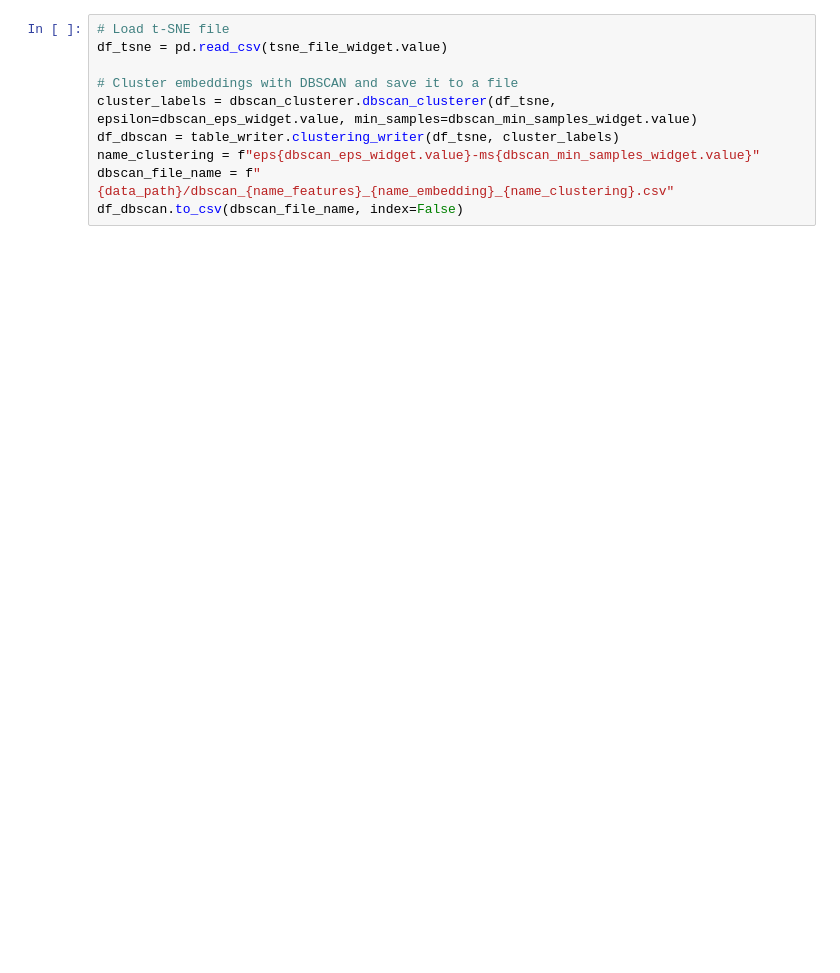
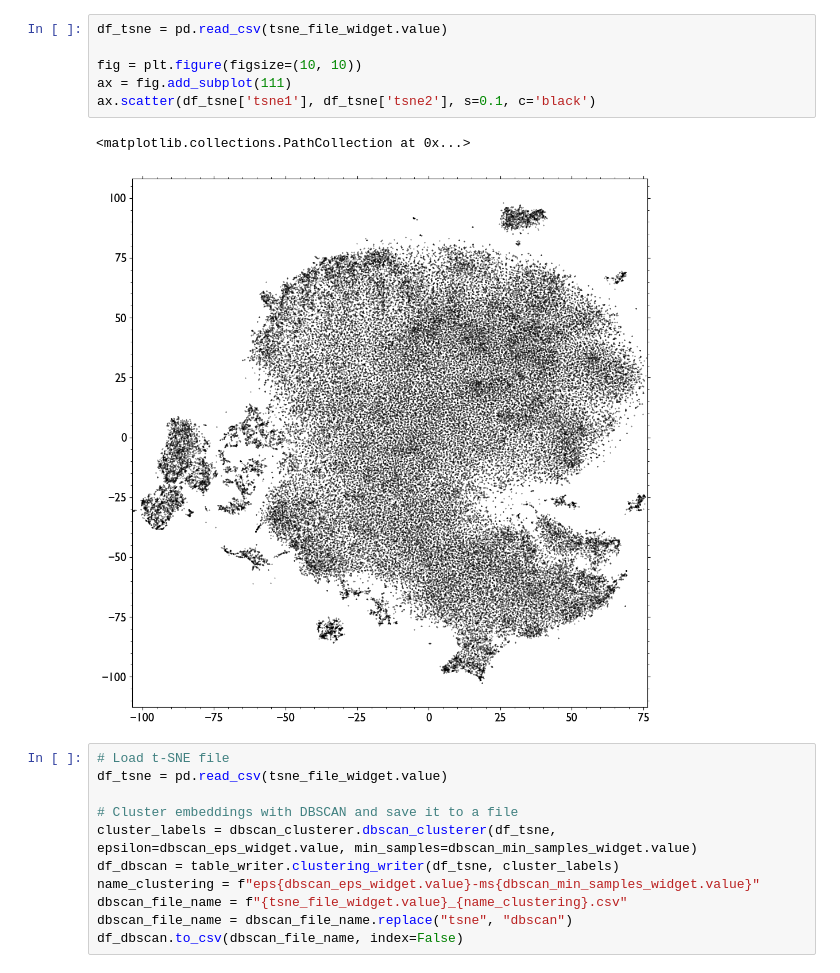
Before and after one commit to steven-space/ml-xray-transients, a Jupyter notebook: src/main copy.ipynb, the cells around one changed output. Drawn from its saved outputs; the diff is of its cells as text; blank space fills up the shorter version.

```diff
--- a/src/main copy.ipynb
+++ b/src/main copy.ipynb
@@ -249,3 +244,12 @@ HBox(children=(Dropdown(description='t-SNE File:', index=2, options=('../dataset
+# %%
+df_tsne = pd.read_csv(tsne_file_widget.value)
+
+fig = plt.figure(figsize=(10, 10))
+ax = fig.add_subplot(111)
+ax.scatter(df_tsne['tsne1'], df_tsne['tsne2'], s=0.1, c='black')
+# %% [output]
+<matplotlib.collections.PathCollection at 0x...>
+[figure, added]
 # %%
 # Load t-SNE file
 df_tsne = pd.read_csv(tsne_file_widget.value)
@@ -254,6 +258,7 @@ df_tsne = pd.read_csv(tsne_file_widget.value)
 cluster_labels = dbscan_clusterer.dbscan_clusterer(df_tsne, epsilon=dbscan_eps_widget.value, min_samples=dbscan_min_samples_widget.value)
 df_dbscan = table_writer.clustering_writer(df_tsne, cluster_labels)
 name_clustering = f"eps{dbscan_eps_widget.value}-ms{dbscan_min_samples_widget.value}"
-dbscan_file_name = f"{data_path}/dbscan_{name_features}_{name_embedding}_{name_clustering}.csv"
+dbscan_file_name = f"{tsne_file_widget.value}_{name_clustering}.csv"
+dbscan_file_name = dbscan_file_name.replace("tsne", "dbscan")
 df_dbscan.to_csv(dbscan_file_name, index=False)
 # %%
```
Also changed, not shown: parts of 15 cells of this notebook, 7 other files.
